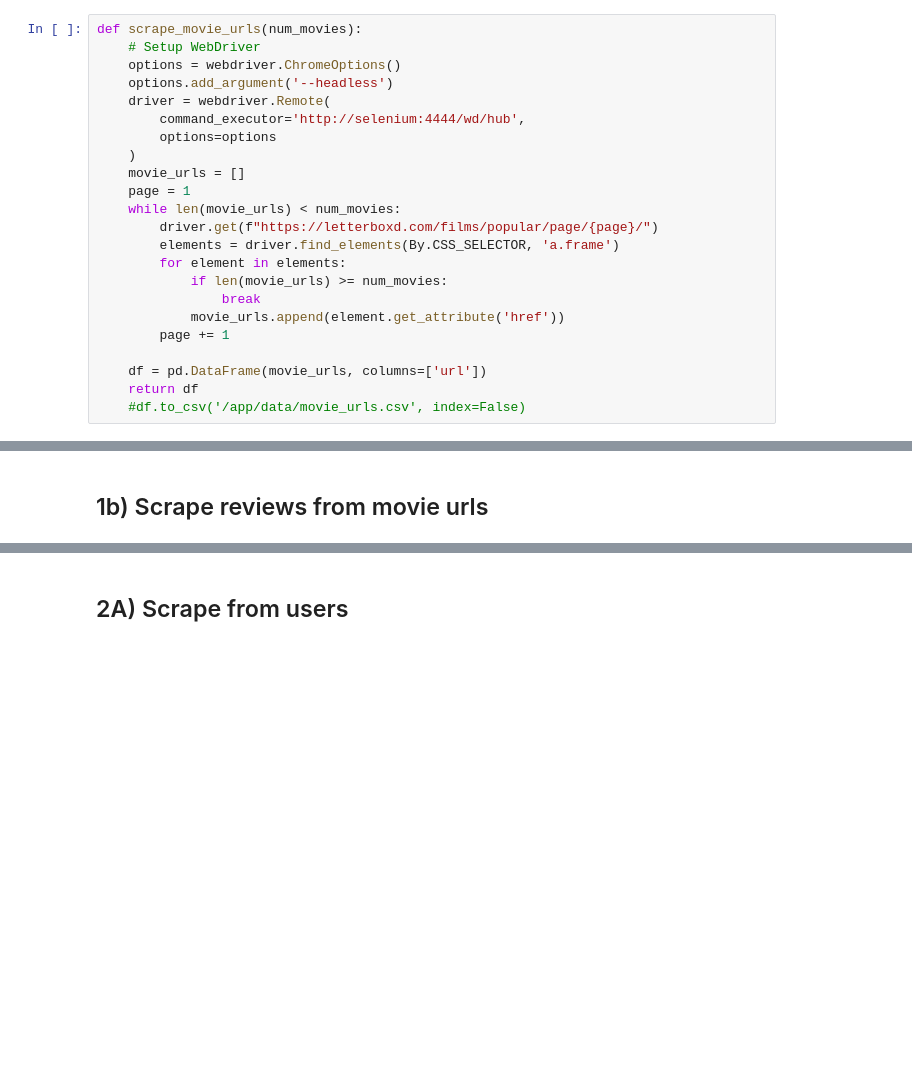
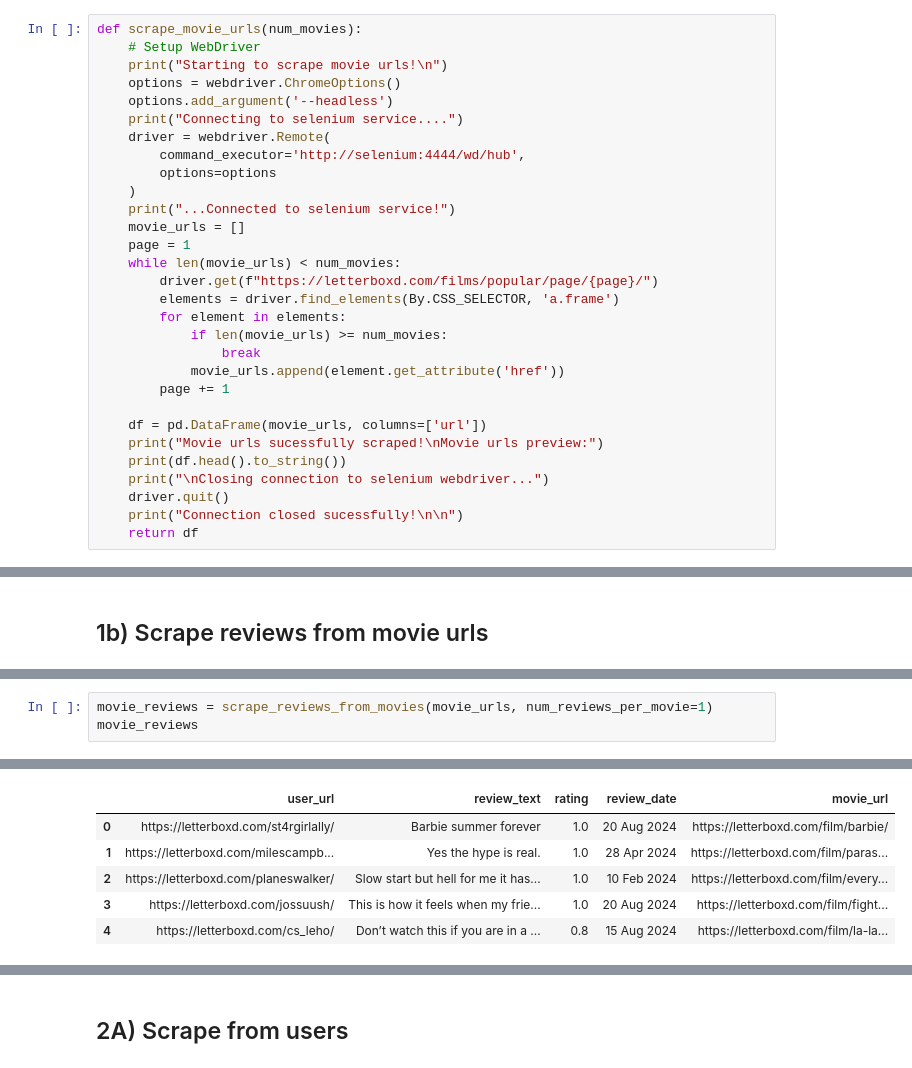
Before and after one commit to Colmmm/LetterboxdSentimentAnalysis, a Jupyter notebook: notebooks/selenium_test.ipynb, the cells around one changed output, grey strips where cells are left out. Cells and saved outputs as stored; diff of their text form; blank space fills up the shorter version.

```diff
--- a/notebooks/selenium_test.ipynb
+++ b/notebooks/selenium_test.ipynb
@@ -157,12 +157,15 @@ from selenium.webdriver.chrome.service import Service
 # %%
 def scrape_movie_urls(num_movies):
     # Setup WebDriver
+    print("Starting to scrape movie urls!\n")
     options = webdriver.ChromeOptions()
     options.add_argument('--headless')
+    print("Connecting to selenium service....")
     driver = webdriver.Remote(
         command_executor='http://selenium:4444/wd/hub',
         options=options
     )
+    print("...Connected to selenium service!")
     movie_urls = []
     page = 1
     while len(movie_urls) < num_movies:
@@ -175,8 +178,12 @@ def scrape_movie_urls(num_movies):
         page += 1
 
     df = pd.DataFrame(movie_urls, columns=['url'])
+    print("Movie urls sucessfully scraped!\nMovie urls preview:")
+    print(df.head().to_string())
+    print("\nClosing connection to selenium webdriver...")
+    driver.quit()
+    print("Connection closed sucessfully!\n\n")
     return df
-    #df.to_csv('/app/data/movie_urls.csv', index=False)
 # %%
 movie_urls = scrape_movie_urls(5)
 movie_urls
@@ -274,0 +531,4 @@ Scraping reviews for movie: https://letterboxd.com/film/la-la-land/
+# %%
+movie_reviews = scrape_reviews_from_movies(movie_urls, num_reviews_per_movie=1)
+movie_reviews
+# %% [output]
@@ -274,0 +553,6 @@ Scraping reviews for movie: https://letterboxd.com/film/la-la-land/
+|  | user_url | review_text | rating | review_date | movie_url |
+| 0 | https://letterboxd.com/st4rgirlally/ | Barbie summer forever | 1.0 | 20 Aug 2024 | https://letterboxd.com/film/barbie/ |
+| 1 | https://letterboxd.com/milescampb... | Yes the hype is real. | 1.0 | 28 Apr 2024 | https://letterboxd.com/film/paras... |
+| 2 | https://letterboxd.com/planeswalker/ | Slow start but hell for me it has... | 1.0 | 10 Feb 2024 | https://letterboxd.com/film/every... |
+| 3 | https://letterboxd.com/jossuush/ | This is how it feels when my frie... | 1.0 | 20 Aug 2024 | https://letterboxd.com/film/fight... |
+| 4 | https://letterboxd.com/cs_leho/ | Don’t watch this if you are in a ... | 0.8 | 15 Aug 2024 | https://letterboxd.com/film/la-la... |
```
Also changed, not shown: parts of 27 cells of this notebook, 2 other files.
